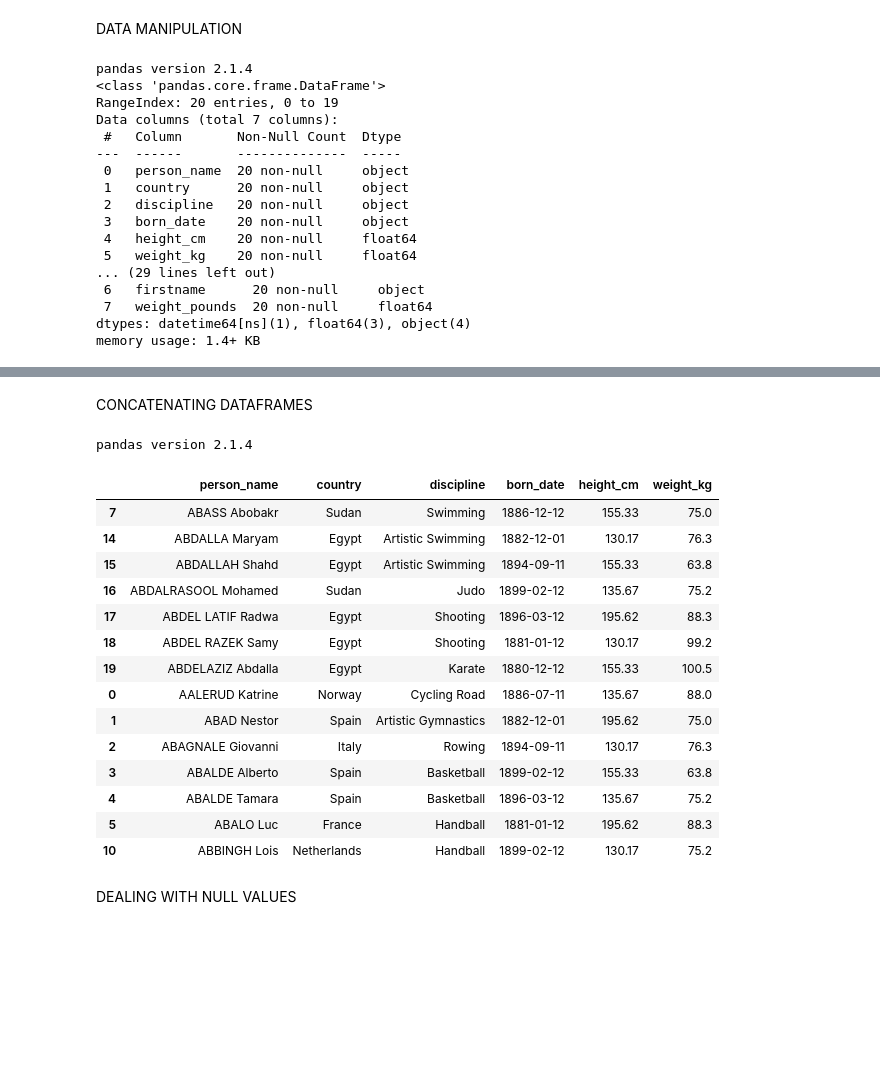
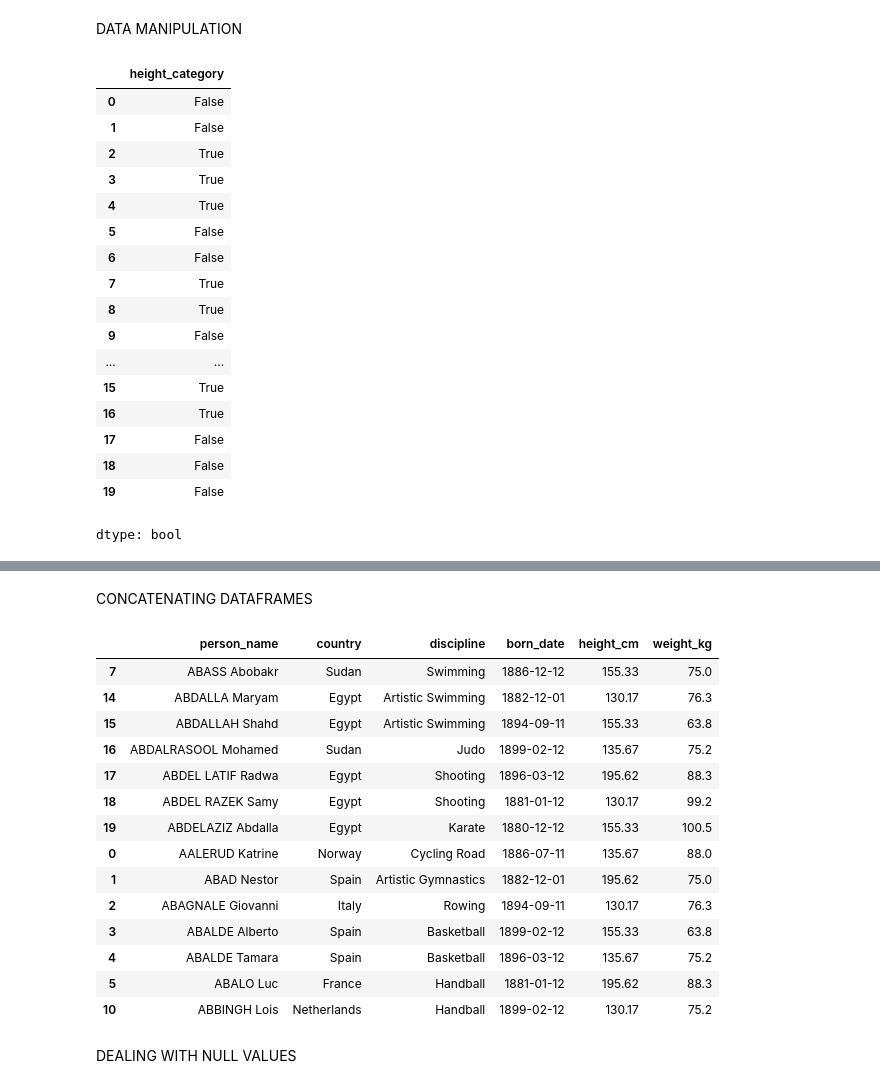
Before and after one commit to laitanawe/pandasds, a Jupyter notebook: workshops/pdseries03.ipynb, the cells around one changed output, grey strips where cells are left out. Cells and saved outputs as stored; diff of their text form; code cells hidden in the pictures; blank space fills up the shorter version.

```diff
--- a/workshops/pdseries03.ipynb
+++ b/workshops/pdseries03.ipynb
@@ -32,6 +32,7 @@ tokyo_data
 
 # Convert string object to title case. Firstname is the second element of the new list (index 1)
 tokyo_data['firstname'] = tokyo_data['person_name'].str.split(' ').str[1].str.title()
+tokyo_data
 
 # Convert string object to title case. Firstname is the last element of the new list (index -1)
 # It is better to use the name at the end of the list. Some athletes have two last names.
@@ -46,7 +47,7 @@ tokyo_data.info()
 # You can create a new column by performing some mathematical operation on an existing column. For example:
 tokyo_data['weight_pounds'] = tokyo_data['weight_kg'] * 2.20462
 tokyo_data['weight_pounds'] = round(tokyo_data['weight_pounds'],2)
-
+tokyo_data.head()
 
 # Illustration of the axis:
 tokyo_data[['weight_kg','weight_pounds']]
@@ -72,47 +73,49 @@ tokyo_data.info()
 # You can specify the format for the date, especially since the U.S. uses month-day-year as opposed to other formats
 tokyo_data['born_date'] = pd.to_datetime(tokyo_data['born_date'], format="%Y-%m-%d")
 
 # .dt is a method for date manipulations, similar to .str for string manipulations
 tokyo_data['birth_year'] = tokyo_data['born_date'].dt.year
 tokyo_data[['firstname', 'birth_year']]
 
 # Using Lambda functions with data frames
 tokyo_data['height_category'] = tokyo_data['height_cm'].apply(lambda x: 'Short' if x < 140 else ('Average-height' if x < 160 else 'Tall'))
 tokyo_data.head()
 
 
 def height_cat(athlete):
   if athlete['height_cm'] < 172 and athlete['weight_kg'] < 68:
     return 'Lightweight'
   if athlete['height_cm'] < 192 and athlete['weight_kg'] < 81:
     return 'Middleweight'
   else:
     return 'Heavyweight'
 
 # Act on all the columns in each row
 tokyo_data['height_category'] = tokyo_data.apply(height_cat, axis=1)
 tokyo_data.head(29)
 
 
 # FILTERING DATA
 mask = tokyo_data['height_category'] != 'Heavyweight'
+mask
 tokyo_data[tokyo_data['height_category'] != 'Heavyweight']
 tokyo_data[mask]
 # %% [output]
+|  | height_category |
+| 0 | False |
+| 1 | False |
+| 2 | True |
+| 3 | True |
+| 4 | True |
+| 5 | False |
+| 6 | False |
+| 7 | True |
+| 8 | True |
+| 9 | False |
+| ... | ... |
+| 15 | True |
+| 16 | True |
+| 17 | False |
+| 18 | False |
+| 19 | False |
-pandas version 2.1.4
-<class 'pandas.core.frame.DataFrame'>
-RangeIndex: 20 entries, 0 to 19
-Data columns (total 7 columns):
- #   Column       Non-Null Count  Dtype
----  ------       --------------  -----
- 0   person_name  20 non-null     object
- 1   country      20 non-null     object
- 2   discipline   20 non-null     object
- 3   born_date    20 non-null     object
- 4   height_cm    20 non-null     float64
- 5   weight_kg    20 non-null     float64
-... (29 lines left out)
- 6   firstname      20 non-null     object
- 7   weight_pounds  20 non-null     float64
-dtypes: datetime64[ns](1), float64(3), object(4)
-memory usage: 1.4+ KB
+dtype: bool
@@ -140,6 +133,11 @@ tokyo_data = pd.read_csv('https://raw.githubusercontent.com/laitanawe/pandasds/m
 # CONCATENATE DATA FRAMES
 # We're interested in the athletes from specific countries;
 europe = tokyo_data[tokyo_data['country'].isin(['Spain', 'Netherlands', 'Norway', 'Italy', 'France'])]
+europe
+
+european_subset = tokyo_data[(tokyo_data['country'] == 'Spain') | (tokyo_data['country'] == 'Norway') | (tokyo_data['country'] == 'Italy') | (tokyo_data['country'] == 'France')]
+european_subset
+
 africa = tokyo_data[tokyo_data['country'].isin(['Sudan', 'Egypt'])]
 # Create a subset for America
 # america
@@ -155,11 +153,12 @@ african_subset
 # We can create a subset of our dataframe where the isin method evaluates to False
 not_african_subset = tokyo_data[tokyo_data['country'].isin(['Sudan', 'Egypt']) == False]
 not_african_subset
+african_subset2 = tokyo_data[tokyo_data['country'].isin(['Sudan', 'Egypt']) == True]
+african_subset2
 
 concat_df = pd.concat([africa,europe])
 concat_df
 # %% [output]
-pandas version 2.1.4
 |  | person_name | country | discipline | born_date | height_cm | weight_kg |
 | 7 | ABASS Abobakr | Sudan | Swimming | 1886-12-12 | 155.33 | 75.0 |
 | 14 | ABDALLA Maryam | Egypt | Artistic Swimming | 1882-12-01 | 130.17 | 76.3 |
```
Also changed, not shown: parts of 6 cells of this notebook.
